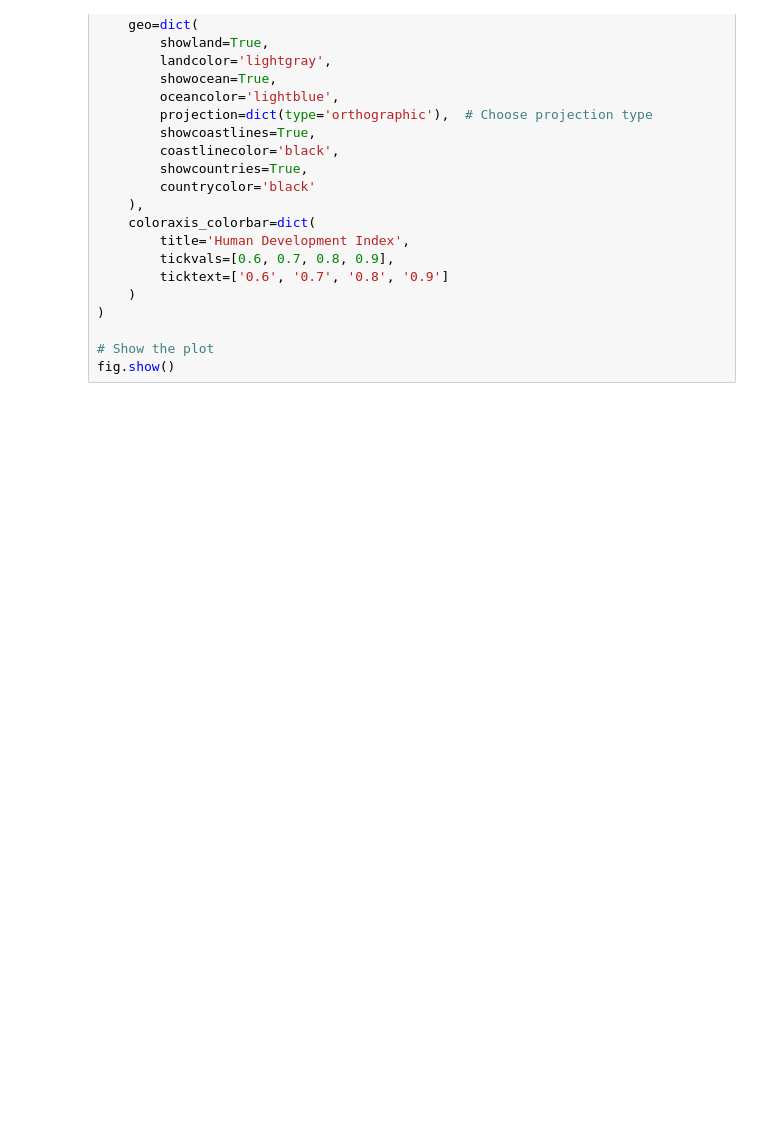
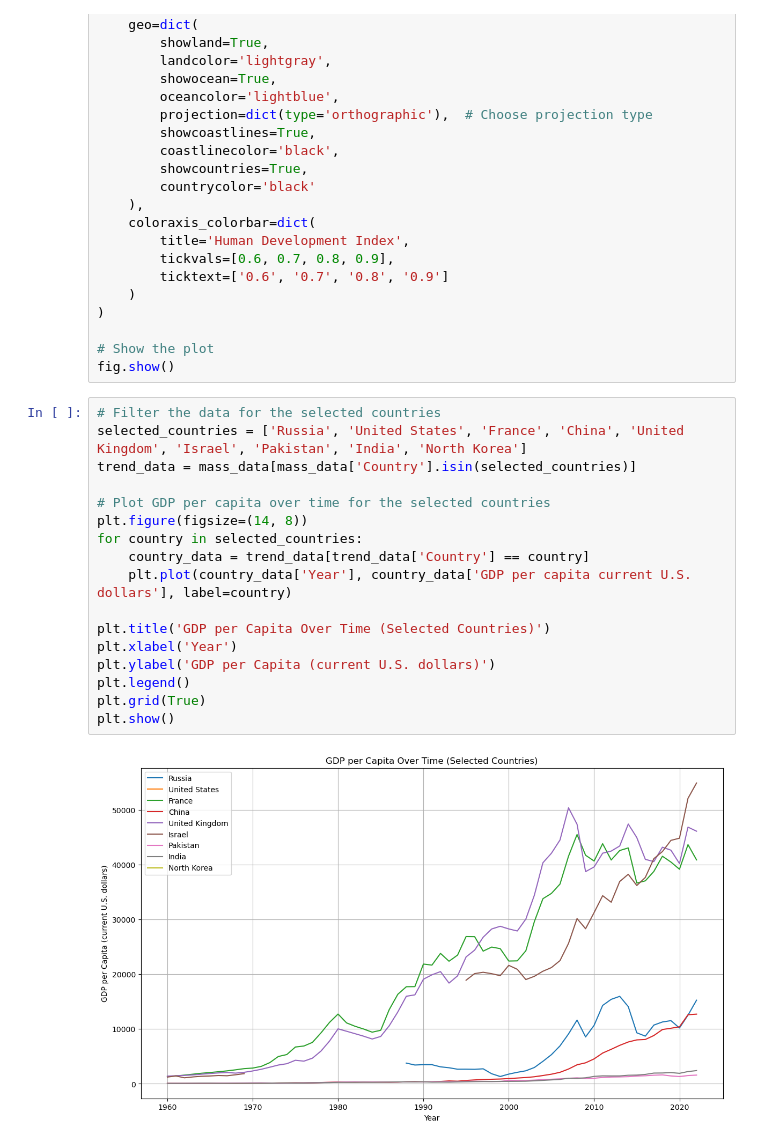
Before and after one commit to Blackbullbjj/eco_v_nukes, a Jupyter notebook: enviornment.ipynb, the cells around one changed output. Cells and saved outputs as stored; diff of their text form; blank space fills up the shorter version.

```diff
--- a/enviornment.ipynb
+++ b/enviornment.ipynb
@@ -193,3 +184,22 @@ fig.update_layout(
 
 # Show the plot
 fig.show()
+# %%
+# Filter the data for the selected countries
+selected_countries = ['Russia', 'United States', 'France', 'China', 'United Kingdom', 'Israel', 'Pakistan', 'India', 'North Korea']
+trend_data = mass_data[mass_data['Country'].isin(selected_countries)]
+
+# Plot GDP per capita over time for the selected countries
+plt.figure(figsize=(14, 8))
+for country in selected_countries:
+    country_data = trend_data[trend_data['Country'] == country]
+    plt.plot(country_data['Year'], country_data['GDP per capita current U.S. dollars'], label=country)
+
+plt.title('GDP per Capita Over Time (Selected Countries)')
+plt.xlabel('Year')
+plt.ylabel('GDP per Capita (current U.S. dollars)')
+plt.legend()
+plt.grid(True)
+plt.show()
+# %% [output]
+[figure, added]
```
Also changed, not shown: parts of 11 cells of this notebook, 4 other files.
